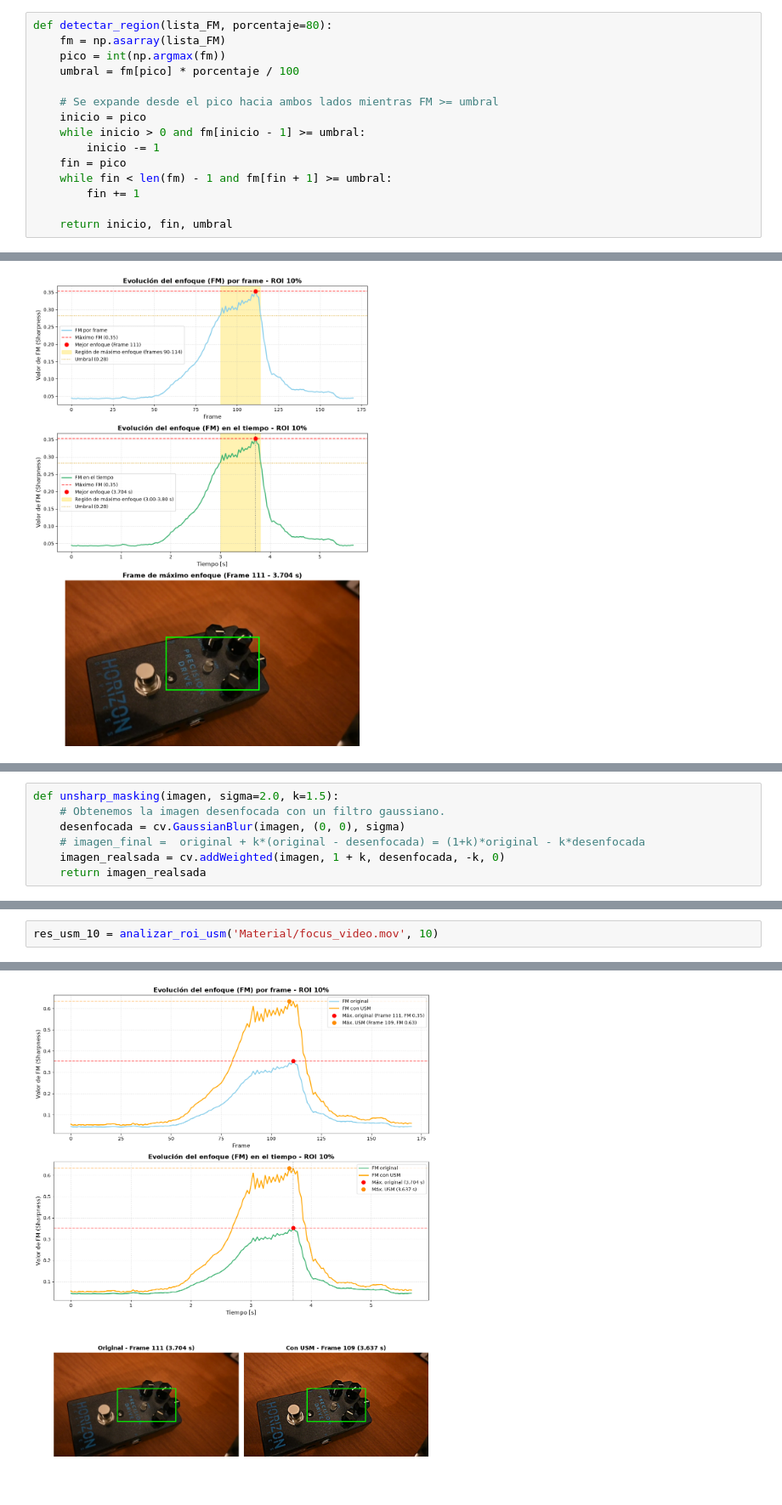
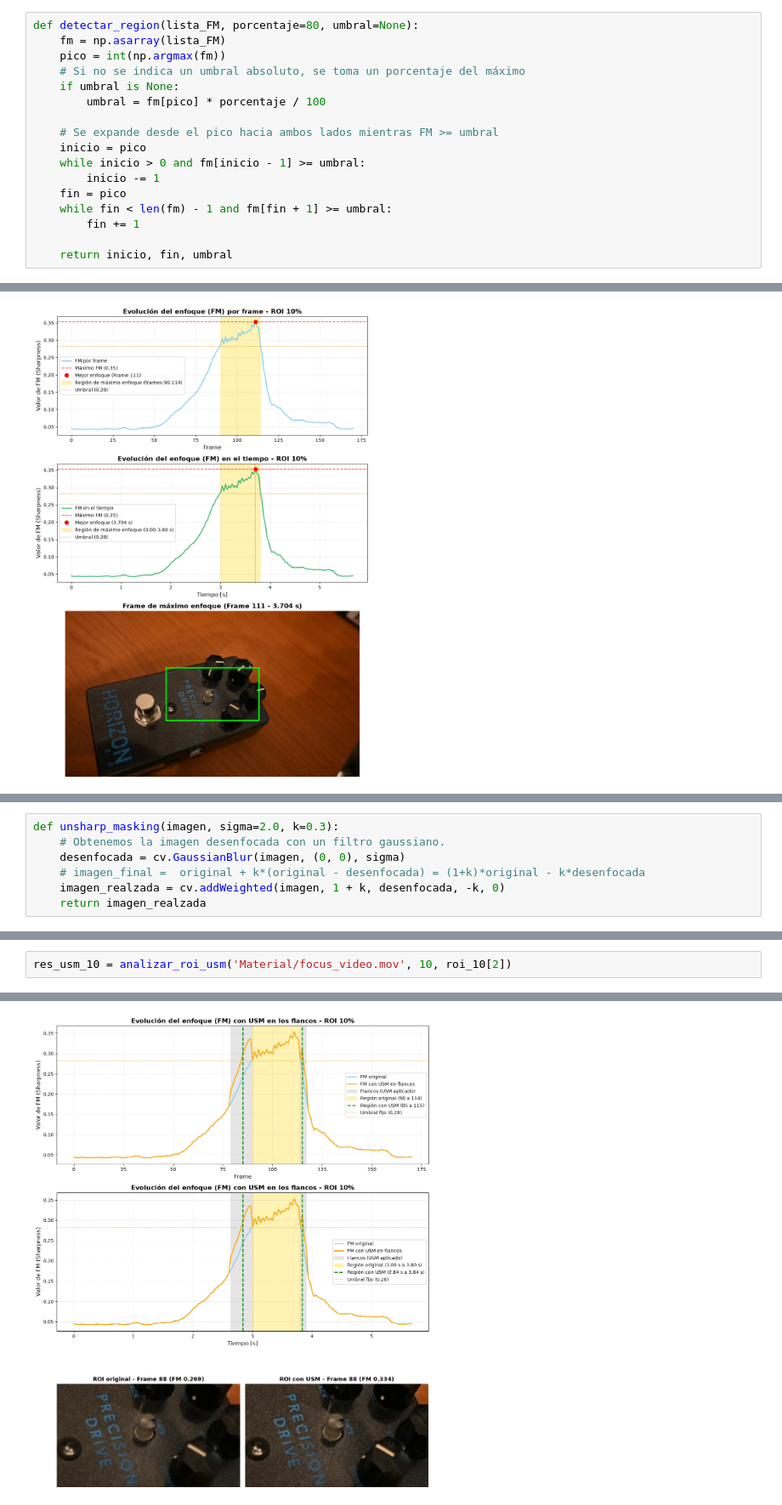
Before and after one commit to NicoLastra12/CEIA-Vision_por_computadora_I, a Jupyter notebook: TP2/TP2.ipynb, the cells around one changed output, grey strips where cells are left out. Shown at 85% size. Saved outputs shown, nothing was run; the diff lists cells and outputs as text.

Commit message:
Apply USM only to the focus curve flanks to widen the focus region

```diff
--- a/TP2/TP2.ipynb
+++ b/TP2/TP2.ipynb
@@ -61,10 +61,12 @@ No alcanza con quedarse con el frame de FM máxima: eso es un único frame. Se d
 
 Se exige que la región sea **contigua** al pico, para no incluir frames aislados que superen el umbral por ruido.
 # %%
-def detectar_region(lista_FM, porcentaje=80):
+def detectar_region(lista_FM, porcentaje=80, umbral=None):
     fm = np.asarray(lista_FM)
     pico = int(np.argmax(fm))
-    umbral = fm[pico] * porcentaje / 100
+    # Si no se indica un umbral absoluto, se toma un porcentaje del máximo
+    if umbral is None:
+        umbral = fm[pico] * porcentaje / 100
 
     # Se expande desde el pico hacia ambos lados mientras FM >= umbral
     inicio = pico
@@ -329,8 +347,8 @@ Región de máximo enfoque (FM >= 0.282): frames 90 a 114 (3.003 s a 3.804 s, 25
 # %%
-def unsharp_masking(imagen, sigma=2.0, k=1.5):
+def unsharp_masking(imagen, sigma=2.0, k=0.3):
     # Obtenemos la imagen desenfocada con un filtro gaussiano.
     desenfocada = cv.GaussianBlur(imagen, (0, 0), sigma)
     # imagen_final =  original + k*(original - desenfocada) = (1+k)*original - k*desenfocada
-    imagen_realsada = cv.addWeighted(imagen, 1 + k, desenfocada, -k, 0)
-    return imagen_realsada
+    imagen_realzada = cv.addWeighted(imagen, 1 + k, desenfocada, -k, 0)
+    return imagen_realzada
 # %%
@@ -452,3 +448,3 @@ def analizar_roi_usm(ruta_video, porcentaje_area, sigma=2.0, k=1.5):
 # %%
-res_usm_10 = analizar_roi_usm('Material/focus_video.mov', 10)
+res_usm_10 = analizar_roi_usm('Material/focus_video.mov', 10, roi_10[2])
 # %% [output]
@@ -460 +459 @@ USM      -> Frame: 109 | Segundo: 3.637 s | FM máx: 0.634
-[figure, old version]
+[figure, new version]
```
Also changed, not shown: parts of 3 cells of this notebook.
